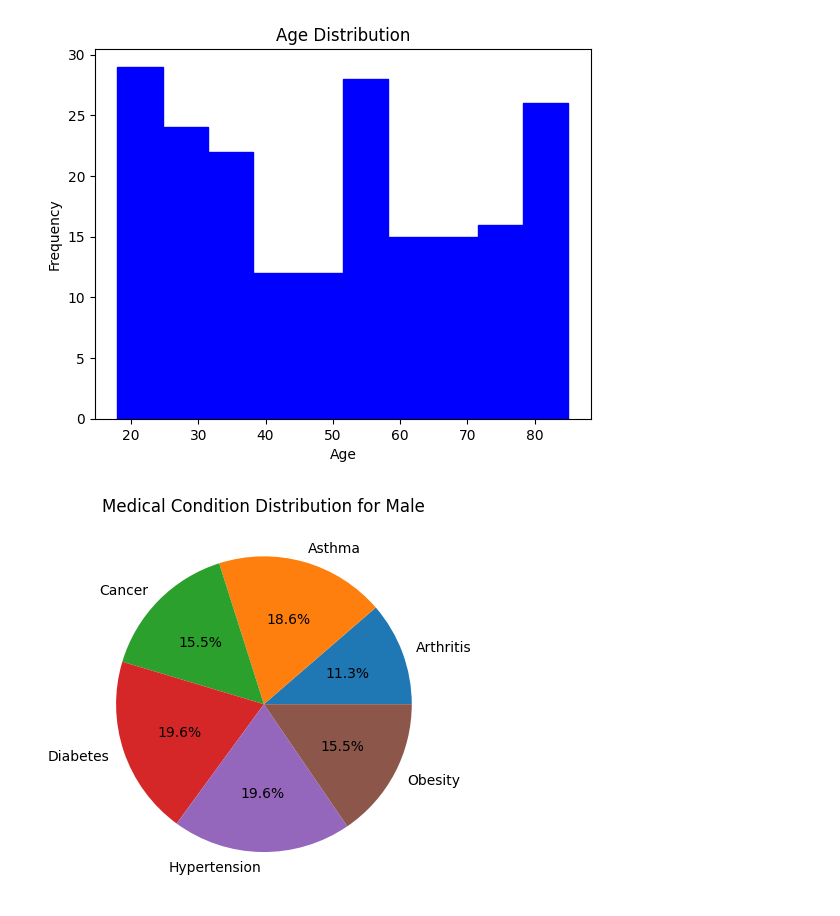
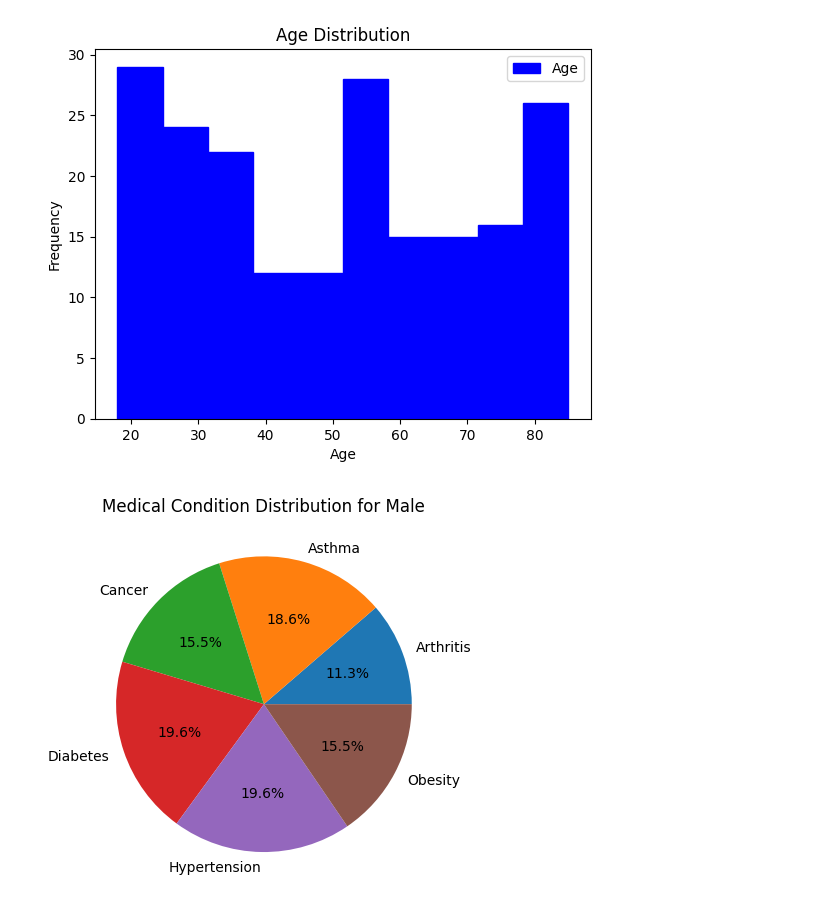
Before and after one commit to Kabir26-star/Module-1-Assignment, a Jupyter notebook: Module_1.ipynb, the cells around one changed output. Drawn from its saved outputs; the diff is of its cells as text; code cells hidden in the pictures.

```diff
--- a/Module_1.ipynb
+++ b/Module_1.ipynb
@@ -29,11 +29,12 @@ data
 # %%
 data['Age'].plot(kind = 'hist', fill = True, histtype = 'step', color = 'blue')
 plt.title("Age Distribution")
 plt.xlabel("Age")
 plt.ylabel("Frequency")
+plt.legend()
 plt.show()
 # %% [output]
-[figure, old version]
+[figure, new version]
 # %%
 # Pie chart of the Medical Condition
 data[data['Gender']== 'Male'].groupby('Medical Condition').size().plot(kind = 'pie', autopct = '%1.1f%%')
```
